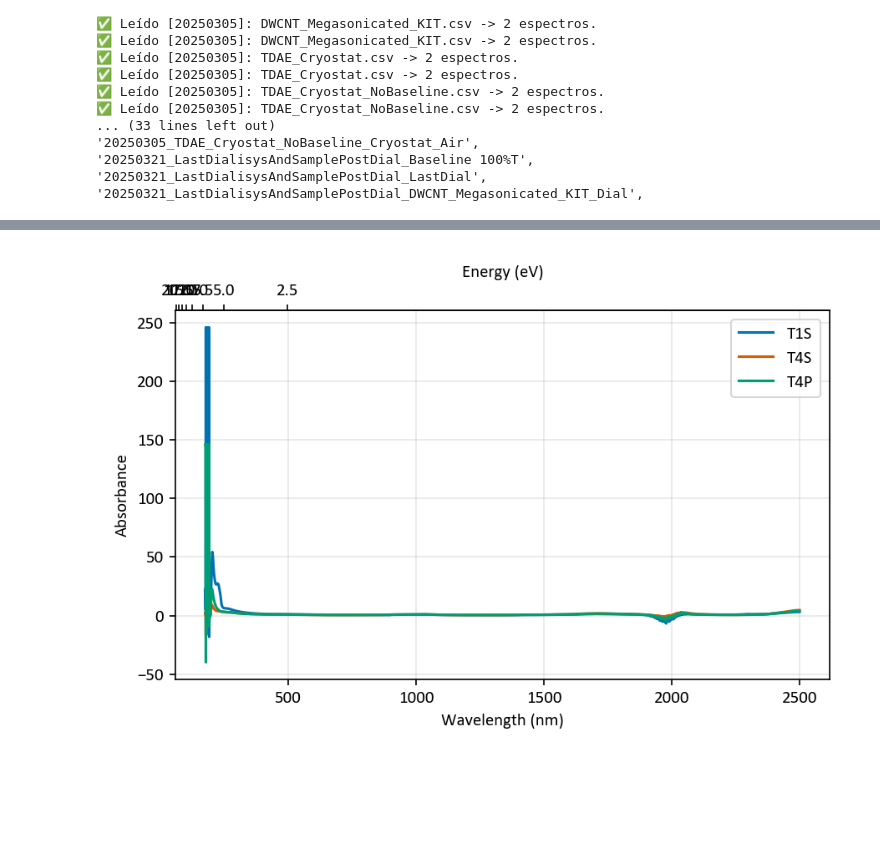
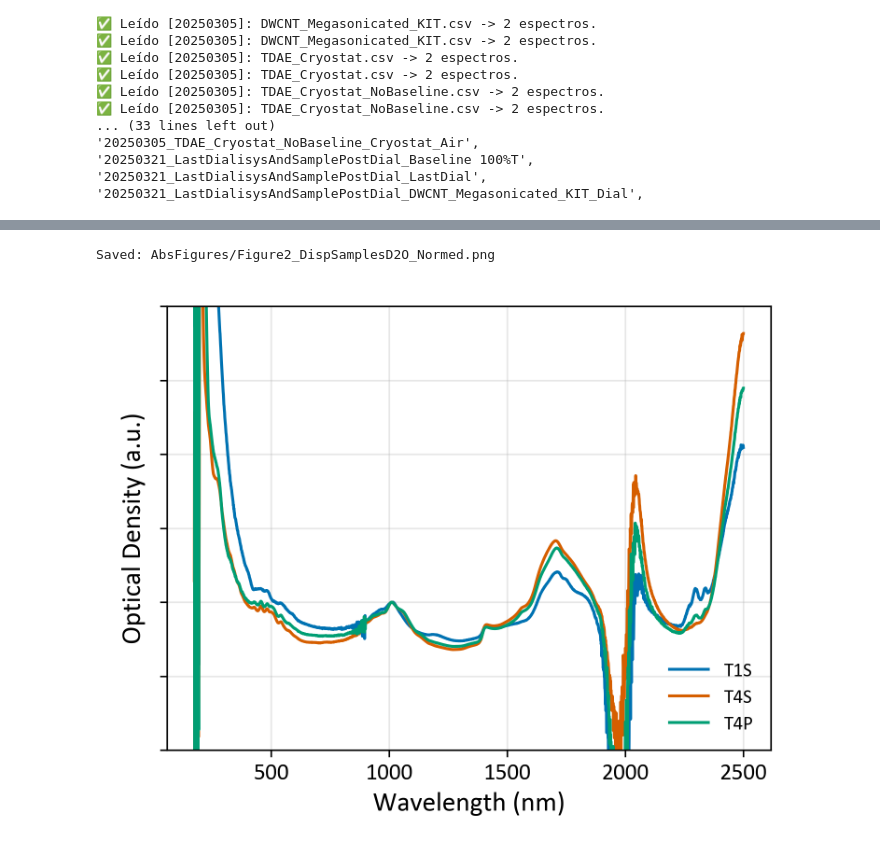
Before and after one commit to CristianMB/DataAnalysis_PhD_FUB, a Jupyter notebook: Shivani_DWCNT_Paper/PlotAbsorptionData.ipynb, the cells around one changed output, grey strips where cells are left out. Drawn from its saved outputs; the diff is of its cells as text; code cells hidden in the pictures; blank space fills up the shorter version.

```diff
--- a/Shivani_DWCNT_Paper/PlotAbsorptionData.ipynb
+++ b/Shivani_DWCNT_Paper/PlotAbsorptionData.ipynb
@@ -328,9 +373,9 @@ spectra_config = [
     # =========================================================
     # 1. KIT SAMPLES (2024-05-31)
     # =========================================================
-     ('20240531_KIT_Samples_T1Converted',     'T1 Converted',      '#0072B2', '-'),
-     ('20240531_KIT_Samples_T4Converted',     'T4 Converted',      '#D55E00', '-'),
-     ('20240531_KIT_Samples_T4ConvertedPellet','T4 Pellet',        '#CC79A7', '-'),
+     ('20240531_KIT_Samples_T1Converted',     'T1 Converted', 0,     '#0072B2', '-',0,0),
+     ('20240531_KIT_Samples_T4Converted',     'T4 Converted', 0,     '#D55E00', '-',0,0),
+     ('20240531_KIT_Samples_T4ConvertedPellet','T4 Pellet', 0,       '#CC79A7', '-',0,0),
      #('20240531_KIT_Samples_T4ConvertedPelletB','T4 Pellet B',     '#E69F00', '-'),
 
     # =========================================================
@@ -357,15 +402,19 @@ spectra_config = [
 ]
 
 Selection = []
-for key, name, col, ls in spectra_config:
+for key, name, wcorr, col, ls, a_val, b_val in spectra_config:
     if key in spectra_dict:
         s = spectra_dict[key].copy()
         s.N = name
         s.color = col
         s.linestyle = ls
+        s.wcorr = wcorr
+        s.a = a_val
+        s.b = b_val
         Selection.append(s)
     else:
         print(f"Advertencia: El espectro '{key}' no existe.")
+
 
 
 # --- PIPELINE DE PROCESAMIENTO (Opcional) ---
@@ -377,9 +426,14 @@ for key, name, col, ls in spectra_config:
 if len(Selection) > 0:
     PlotSpectra(
         spectra_list=Selection,
-        mode="WE",          # Muestra nm abajo y eV arriba
+        mode="W",          # Muestra nm abajo y eV arriba
         style=poster_style,
         title="Absorption Spectra",
-        offset_step=0.0     # Cambia esto a 0.5 o 1.0 si quieres separar los espectros
+        offset_step=0.0,     # Cambia esto a 0.5 o 1.0 si quieres separar los espectros,
+        ymin=-1,
+        ymax=5,
+        hide_yticks=True,
+        save_path='AbsFigures/Figure1_DispSamplesH2O.png'
+
     )
 # %% [output]
@@ -397,9 +452,9 @@ spectra_config = [
     # =========================================================
     # 2. CONVERTED SAMPLES (2024-06-13)
     # =========================================================
-     ('20240613_KIT_ConvertedSamples_T1S',            'T1S',               '#0072B2', '-'),
-     ('20240613_KIT_ConvertedSamples_T4S',            'T4S',               '#D55E00', '-'),
-     ('20240613_KIT_ConvertedSamples_T4P',            'T4P',               '#009E73', '-'),
+     ('20240613_KIT_ConvertedSamples_T1S',            'T1S', 0,              '#0072B2', '-',0,0),
+     ('20240613_KIT_ConvertedSamples_T4S',            'T4S', 0,              '#D55E00', '-',0,0),
+     ('20240613_KIT_ConvertedSamples_T4P',            'T4P', 0,              '#009E73', '-',0,0),
 
     # =========================================================
     # 3. FILM CONVERTED SAMPLES (2024-06-14)
@@ -414,37 +469,47 @@ spectra_config = [
     # =========================================================
     # 5. DIALYSIS & POST-DIAL SAMPLES (2025-03-21)
     # =========================================================
     #('20250321_LastDialisysAndSamplePostDial_DWCNT_Megasonicated_KIT_Dial', 'Megasonicated Dial', '#CC79A7', '-'),
 ]
 
 Selection = []
-for key, name, col, ls in spectra_config:
+for key, name, wcorr, col, ls, a_val, b_val in spectra_config:
     if key in spectra_dict:
         s = spectra_dict[key].copy()
         s.N = name
         s.color = col
         s.linestyle = ls
+        s.wcorr = wcorr
+        s.a = a_val
+        s.b = b_val
         Selection.append(s)
     else:
         print(f"Advertencia: El espectro '{key}' no existe.")
 
 
 # --- PIPELINE DE PROCESAMIENTO (Opcional) ---
 # Selection = TrimSpectra(Selection, xmin=400, xmax=1600)
 # Selection = SubtractMinimum(Selection, xmin=1400, xmax=1550)
 Selection = NormalizeSpectra(Selection, xmin=900, xmax=1100, mode="M")
 
 # 3. GRAFICAR
 if len(Selection) > 0:
     PlotSpectra(
         spectra_list=Selection,
-        mode="WE",          # Muestra nm abajo y eV arriba
+        mode="W",          # Muestra nm abajo y eV arriba
         style=poster_style,
         title="Absorption Spectra",
-        offset_step=0.0     # Cambia esto a 0.5 o 1.0 si quieres separar los espectros
+        offset_step=0.0,     # Cambia esto a 0.5 o 1.0 si quieres separar los espectros,
+        ymin=-1,
+        ymax=5,
+                     hide_yticks=True,
+                             save_path='AbsFigures/Figure2_DispSamplesD2O_Normed.png'
+
+     # Cambia esto a 0.5 o 1.0 si quieres separar los espectros
     )
 # %% [output]
+Saved: AbsFigures/Figure2_DispSamplesD2O_Normed.png
-[figure, old version]
+[figure, new version]
 # %%
 spectra_config = [
     # =========================================================
```
Also changed, not shown: parts of 10 cells of this notebook, 26 other files.
